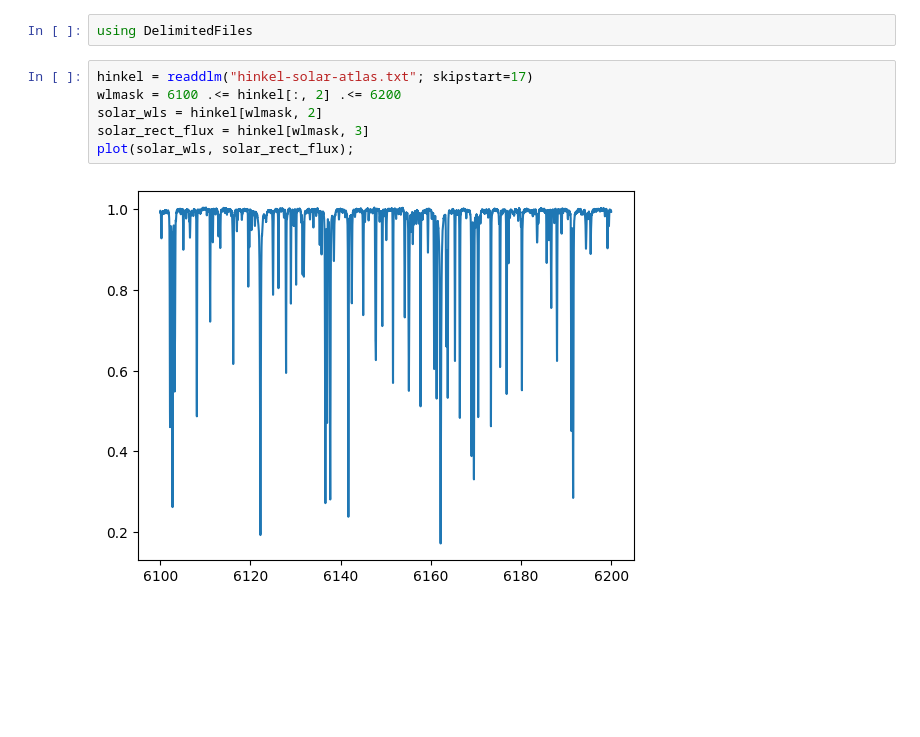
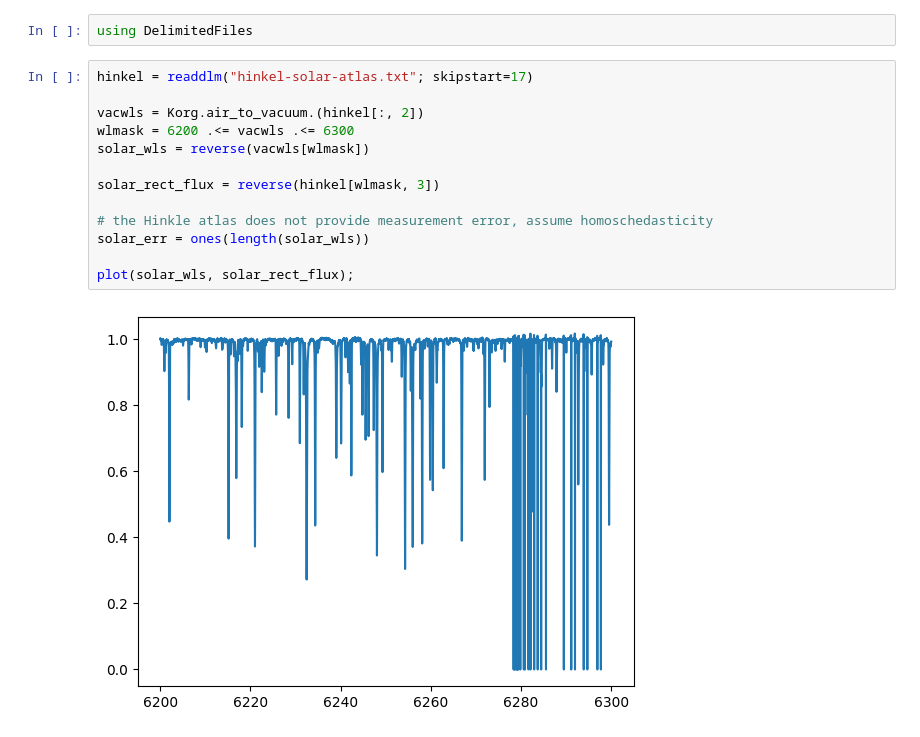
Before and after one commit to ajwheeler/Korg.jl, a Jupyter notebook: misc/Tutorial notebooks/Fitting.ipynb, the cells around one changed output. Cells and saved outputs as stored; diff of their text form; blank space fills up the shorter version.

```diff
--- a/misc/Tutorial notebooks/Fitting.ipynb
+++ b/misc/Tutorial notebooks/Fitting.ipynb
@@ -8,9 +6,16 @@ using PyPlot, Korg
 using DelimitedFiles
 # %%
 hinkel = readdlm("hinkel-solar-atlas.txt"; skipstart=17)
-wlmask = 6100 .<= hinkel[:, 2] .<= 6200
-solar_wls = hinkel[wlmask, 2]
-solar_rect_flux = hinkel[wlmask, 3]
+
+vacwls = Korg.air_to_vacuum.(hinkel[:, 2])
+wlmask = 6200 .<= vacwls .<= 6300
+solar_wls = reverse(vacwls[wlmask])
+
+solar_rect_flux = reverse(hinkel[wlmask, 3])
+
+# the Hinkle atlas does not provide measurement error, assume homoschedasticity
+solar_err = ones(length(solar_wls))
+
 plot(solar_wls, solar_rect_flux);
 # %% [output]
-[figure, old version]
+[figure, new version]
```
Also changed, not shown: parts of 7 cells of this notebook.
